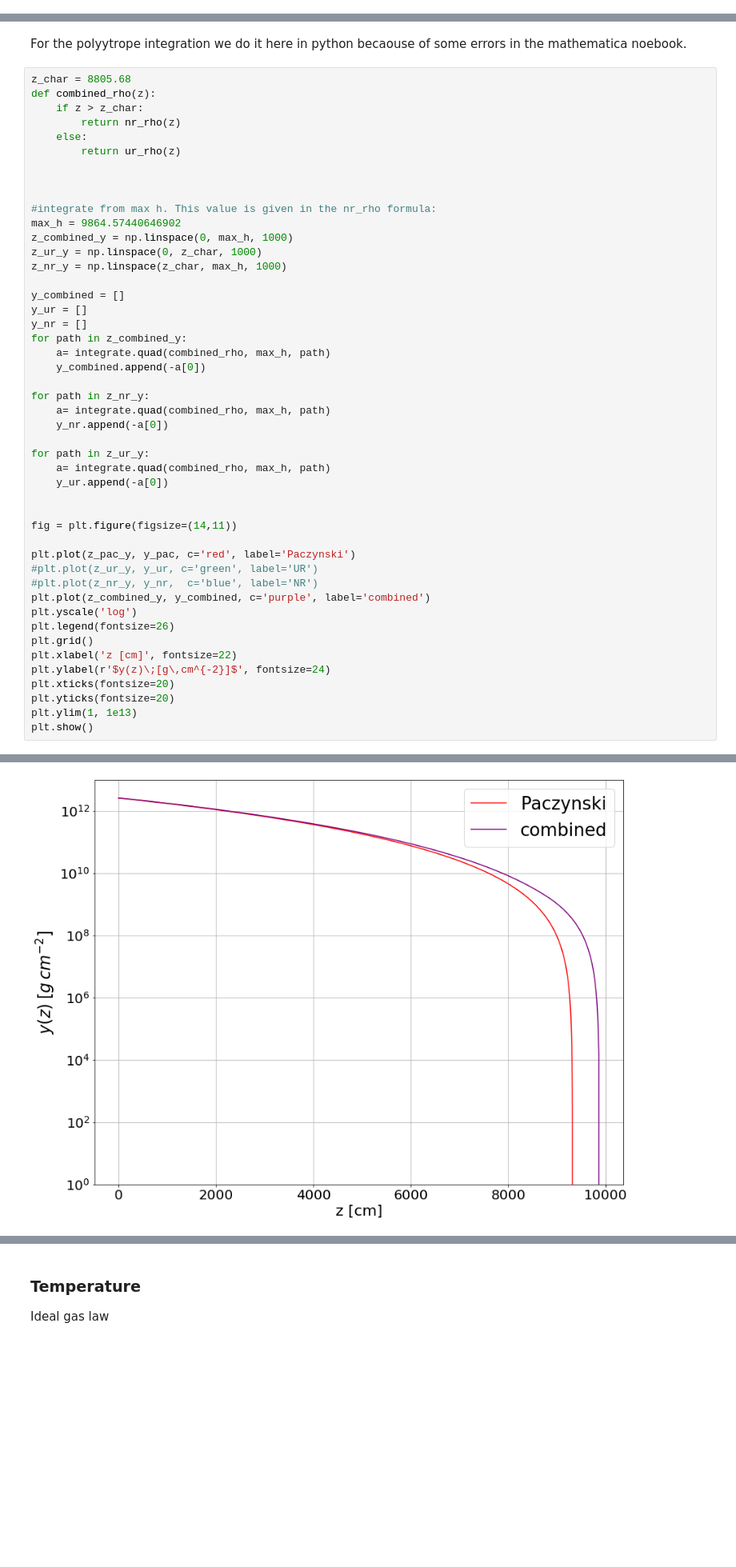
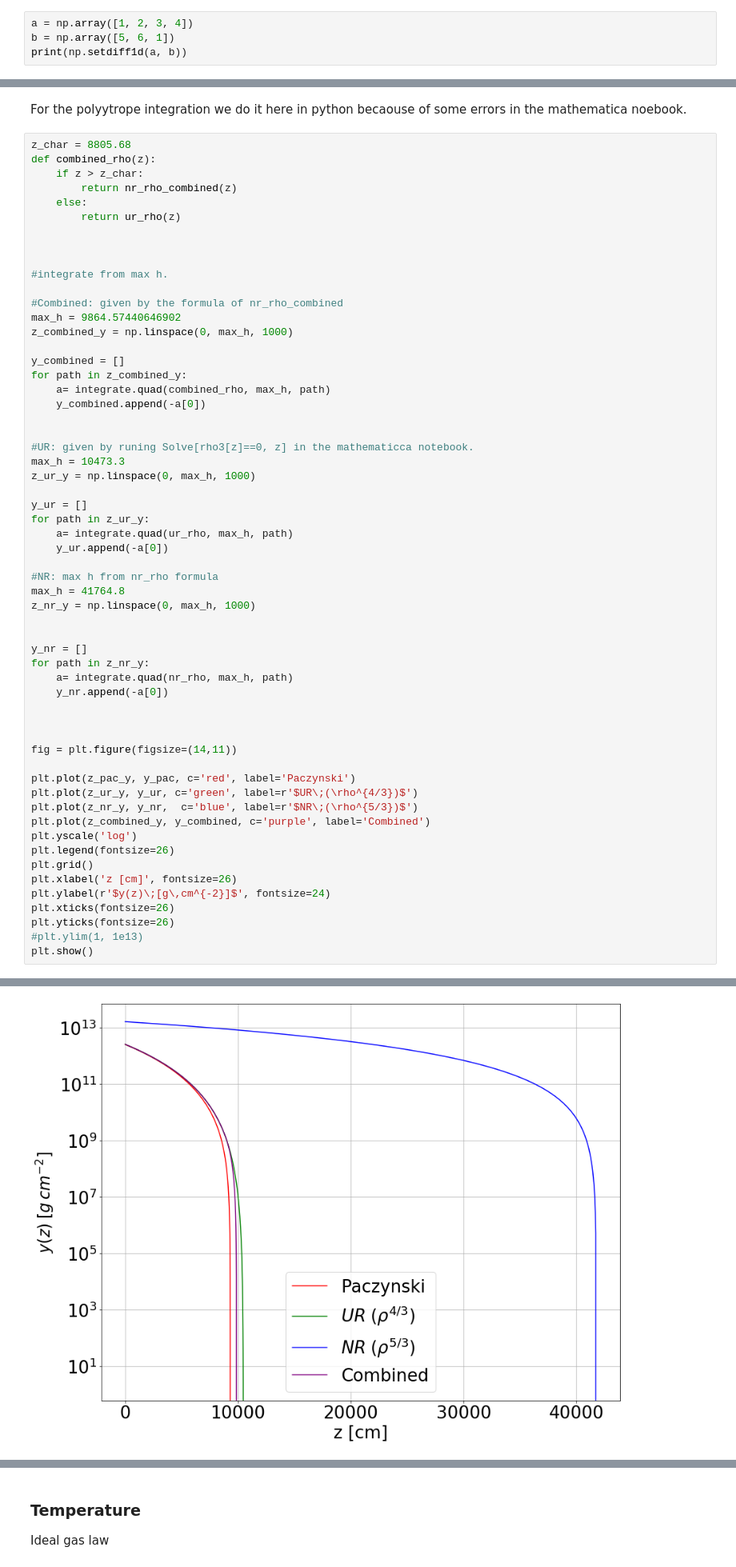
Before and after one commit to krissylla/astrovaria_ns_atmosphere, a Jupyter notebook: Tests.ipynb, the cells around one changed output, grey strips where cells are left out. Shown: that part at 80% size. Drawn from its saved outputs; the diff is of its cells as text; blank space fills up the shorter version.

```diff
--- a/Tests.ipynb
+++ b/Tests.ipynb
@@ -261,3 +261,7 @@ a = rho[dif < 0]
 print('rho char: ', a[0])
 # %% [output]
 rho char:  4037017.258596558
+# %%
+a = np.array([1, 2, 3, 4])
+b = np.array([5, 6, 1])
+print(np.setdiff1d(a, b))
@@ -497,47 +553,58 @@ For the polyytrope integration we do it here in python becaouse of some errors i
 z_char = 8805.68
 def combined_rho(z):
     if z > z_char:
-        return nr_rho(z)
+        return nr_rho_combined(z)
     else:
         return ur_rho(z)
 
 
 
-#integrate from max h. This value is given in the nr_rho formula:
+#integrate from max h.
+
+#Combined: given by the formula of nr_rho_combined
 max_h = 9864.57440646902
 z_combined_y = np.linspace(0, max_h, 1000)
-z_ur_y = np.linspace(0, z_char, 1000)
-z_nr_y = np.linspace(z_char, max_h, 1000)
 
 y_combined = []
-y_ur = []
-y_nr = []
 for path in z_combined_y:
     a= integrate.quad(combined_rho, max_h, path)
     y_combined.append(-a[0])
 
+
+#UR: given by runing Solve[rho3[z]==0, z] in the mathematicca notebook.
+max_h = 10473.3
+z_ur_y = np.linspace(0, max_h, 1000)
+
+y_ur = []
+for path in z_ur_y:
+    a= integrate.quad(ur_rho, max_h, path)
+    y_ur.append(-a[0])
+
+#NR: max h from nr_rho formula
+max_h = 41764.8
+z_nr_y = np.linspace(0, max_h, 1000)
+
+
+y_nr = []
 for path in z_nr_y:
-    a= integrate.quad(combined_rho, max_h, path)
+    a= integrate.quad(nr_rho, max_h, path)
     y_nr.append(-a[0])
 
-for path in z_ur_y:
-    a= integrate.quad(combined_rho, max_h, path)
-    y_ur.append(-a[0])
 
 
 fig = plt.figure(figsize=(14,11))
 
 plt.plot(z_pac_y, y_pac, c='red', label='Paczynski')
-#plt.plot(z_ur_y, y_ur, c='green', label='UR')
-#plt.plot(z_nr_y, y_nr,  c='blue', label='NR')
-plt.plot(z_combined_y, y_combined, c='purple', label='combined')
+plt.plot(z_ur_y, y_ur, c='green', label=r'$UR\;(\rho^{4/3})$')
+plt.plot(z_nr_y, y_nr,  c='blue', label=r'$NR\;(\rho^{5/3})$')
+plt.plot(z_combined_y, y_combined, c='purple', label='Combined')
 plt.yscale('log')
 plt.legend(fontsize=26)
 plt.grid()
-plt.xlabel('z [cm]', fontsize=22)
+plt.xlabel('z [cm]', fontsize=26)
 plt.ylabel(r'$y(z)\;[g\,cm^{-2}]$', fontsize=24)
-plt.xticks(fontsize=20)
-plt.yticks(fontsize=20)
-plt.ylim(1, 1e13)
+plt.xticks(fontsize=26)
+plt.yticks(fontsize=26)
+#plt.ylim(1, 1e13)
 plt.show()
 # %% [output]
@@ -544 +612 @@ plt.show()
-[figure, old version]
+[figure, new version]
```
Also changed, not shown: parts of 16 cells of this notebook, 10 other files.
